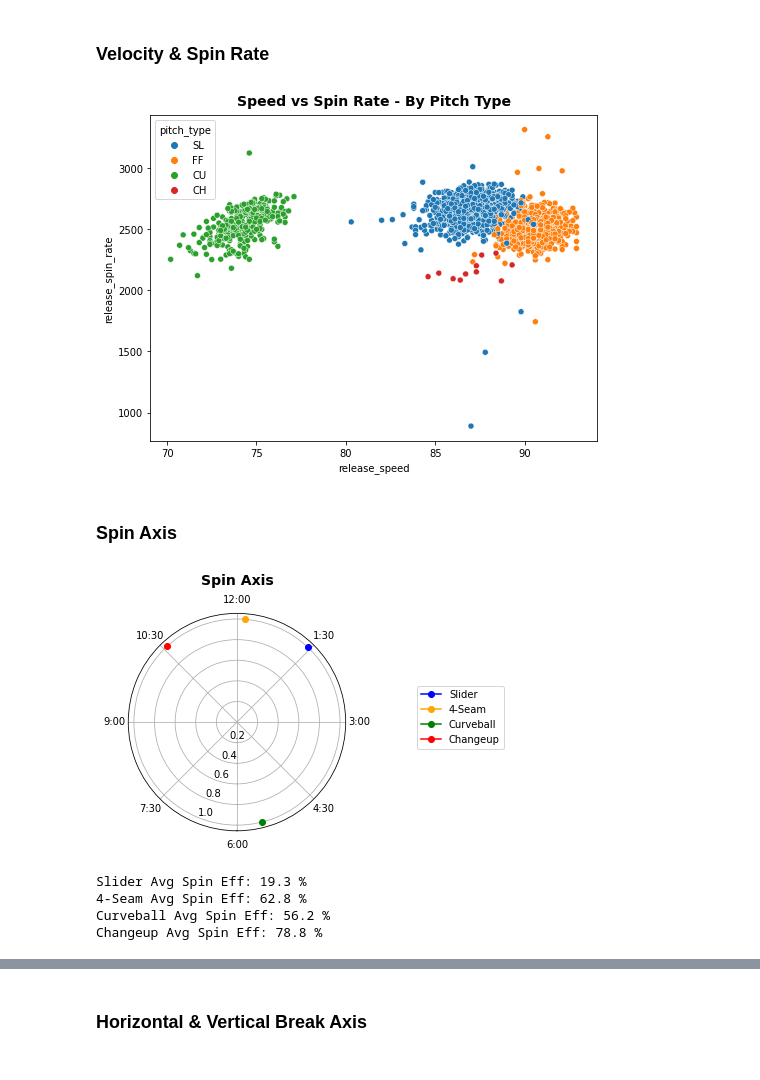
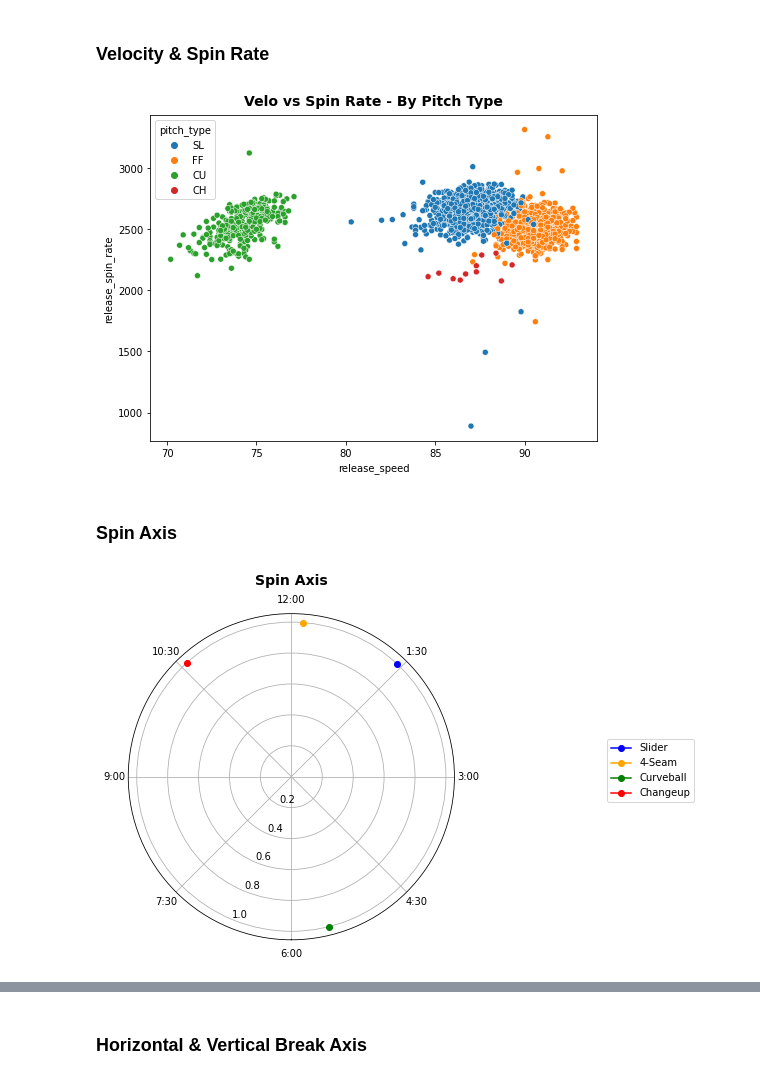
Before and after one commit to anthonyzurke/player-analysis, a Jupyter notebook: pitchers/kershaw-scoutingreport.ipynb, the cells around one changed output, grey strips where cells are left out. Cells and saved outputs as stored; diff of their text form; code cells hidden in the pictures.

```diff
--- a/pitchers/kershaw-scoutingreport.ipynb
+++ b/pitchers/kershaw-scoutingreport.ipynb
@@ -198,43 +184,26 @@ plt.figure(figsize = (8, 6))
 
 sns.scatterplot(data = kershaw, x = 'release_speed', y = 'release_spin_rate', hue = 'pitch_type',
                 hue_order = order, palette = 'tab10')
-plt.title('Speed vs Spin Rate - By Pitch Type', fontdict = font_title, pad = 15);
+plt.title('Velo vs Spin Rate - By Pitch Type', fontdict = font_title, pad = 15);
 # %% [output]
-[figure, old version]
+[figure, new version]
 # %% [markdown]
 ### Spin Axis
 # %%
 sl_tilt = sl['phi'].mean()
 ff_tilt = ff['phi'].mean()
 cu_tilt = cu['phi'].mean()
 ch_tilt = ch['phi'].mean()
+ax = plt.figure(figsize = (8, 6))
 ax = plt.subplot(polar = True, theta_direction = -1)
 ax.plot(math.radians(sl_tilt), 1, color = 'blue', marker = 'o', label = 'Slider')
 ax.plot(math.radians(ff_tilt), 1, color = 'orange', marker = 'o', label = '4-Seam')
 ax.plot(math.radians(cu_tilt), 1, color = 'green', marker = 'o', label = 'Curveball')
 ax.plot(math.radians(ch_tilt), 1, color = 'red', marker = 'o', label = 'Changeup')
 ticks = ['6:00', '7:30', '9:00', '10:30', '12:00', '1:30', '3:00', '4:30']
 ax.set_xticklabels(ticks)
-ax.legend(bbox_to_anchor=(1.75, .69))
+ax.legend(bbox_to_anchor=(1.75, .63))
 ax.set_theta_zero_location("S")
 ax.set_title('Spin Axis', fontdict = font_title, pad = 15);
 # %% [output]
-[figure, old version]
+[figure, new version]
-# %%
-sl_gyro = sl['theta'].mean()
-ff_gyro = ff['theta'].mean()
-cu_gyro = cu['theta'].mean()
-ch_gyro = ch['theta'].mean()
-sl_spineff = round(math.cos(math.radians(sl_gyro)), 3)
-ff_spineff = round(math.cos(math.radians(ff_gyro)), 3)
-cu_spineff = round(math.cos(math.radians(cu_gyro)), 3)
-ch_spineff = round(math.cos(math.radians(ch_gyro)), 3)
-print('Slider Avg Spin Eff:', sl_spineff * 100, '%') # sweeping sl absolute hammer
-print('4-Seam Avg Spin Eff:', ff_spineff * 100, '%') # straight over top 4-seam
-print('Curveball Avg Spin Eff:', cu_spineff * 100, '%') # true 12-6 banger
-print('Changeup Avg Spin Eff:', ch_spineff * 100,'%') # straight ch
-# %% [output]
-Slider Avg Spin Eff: 19.3 %
-4-Seam Avg Spin Eff: 62.8 %
-Curveball Avg Spin Eff: 56.2 %
-Changeup Avg Spin Eff: 78.8 %
```
Also changed, not shown: parts of 13 cells of this notebook, 6 other files.
